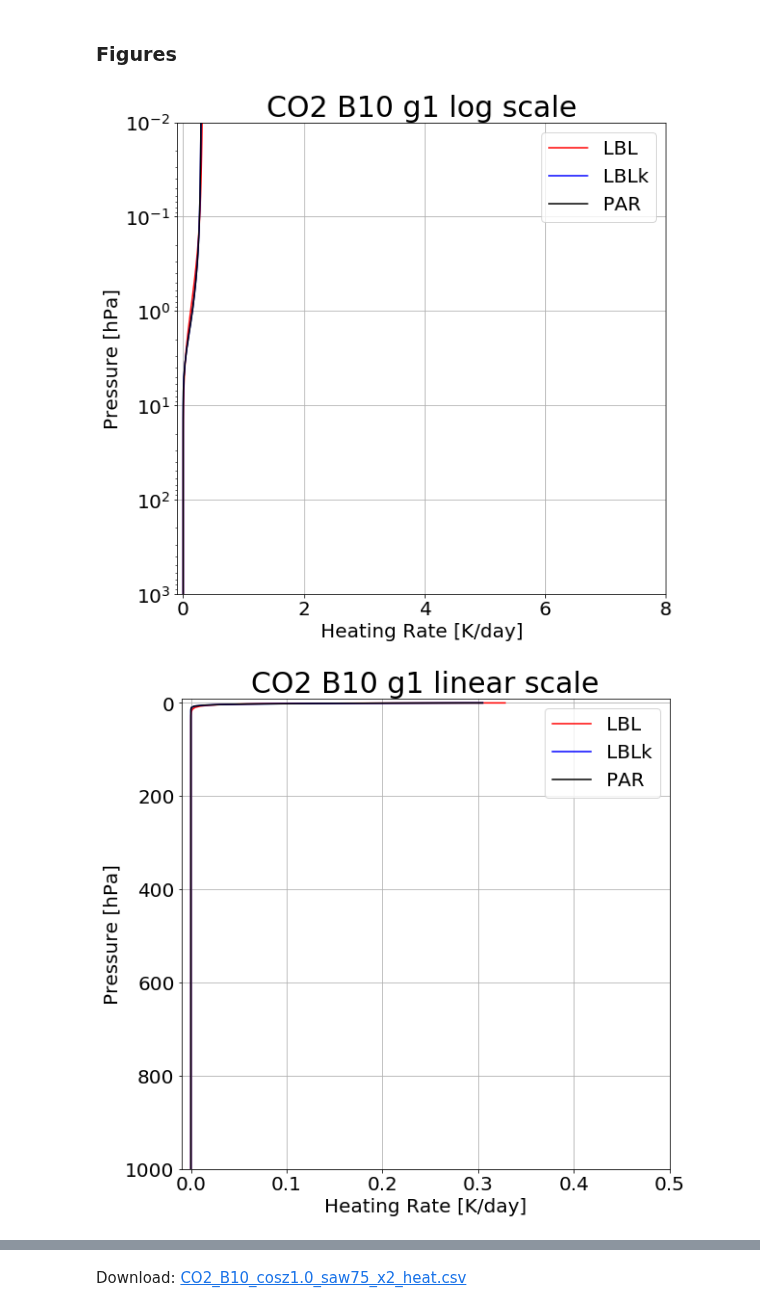
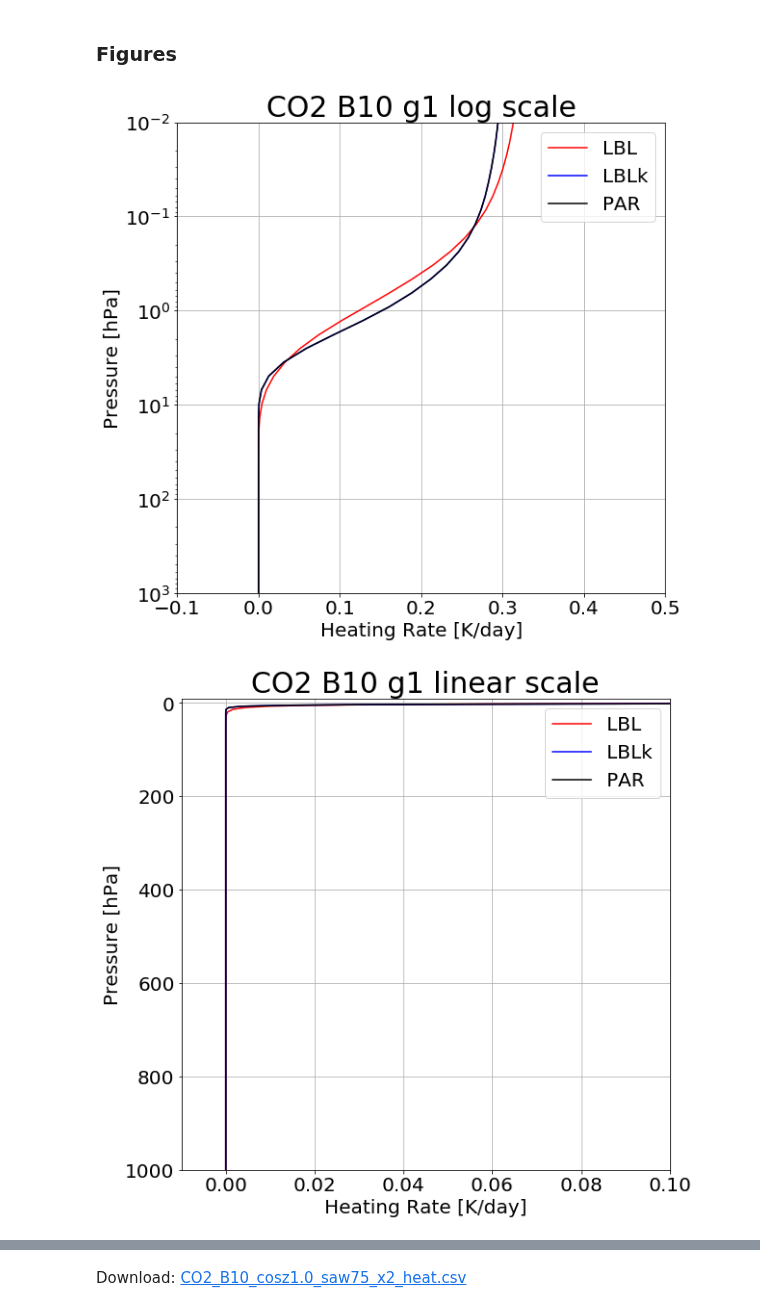
Before and after one commit to kimbuyo/Radiation_SW, a Jupyter notebook: Param/CO2/B10/190213_Result/CO2x2/CO2_B10_cosz1.0_saw75_x2_result.ipynb, the cells around one changed output, grey strips where cells are left out. Drawn from its saved outputs; the diff is of its cells as text; code cells hidden in the pictures.

```diff
--- a/Param/CO2/B10/190213_Result/CO2x2/CO2_B10_cosz1.0_saw75_x2_result.ipynb
+++ b/Param/CO2/B10/190213_Result/CO2x2/CO2_B10_cosz1.0_saw75_x2_result.ipynb
@@ -71,31 +71,31 @@ Download: CO2_B10_cosz1.0_saw75_x2_flux.csv
 # %%
 htr = pd.read_table(path+'new_ng6_all.htr',header=None,sep="\s+",keep_default_na=False,
                     names=['hPa','LBL_g1','LBLk_g1','PAR_g1','LBL_g2','LBLk_g2','PAR_g2','LBL_g3','LBLk_g3','PAR_g3',
                           'LBL_g4','LBLk_g4','PAR_g4','LBL_g5','LBLk_g5','PAR_g5','LBL_g6','LBLk_g6','PAR_g6',
                           'LBL_tot','LBLk_tot','PAR_tot','LBLk - LBL','PAR - LBL'])
 
 params = {'figure.figsize': (20,9),'legend.fontsize': 20,'axes.labelsize': 20,'axes.titlesize': 30,'xtick.labelsize': 20,'ytick.labelsize': 20}
 plt.rcParams.update(params)
 
-max1 = 8
-max2 = 0.5
+max1 = 0.5
+max2 = 0.1
 
 # log scale
 plt.subplot(1,2,1)
 plt.axis([-0.1,max1,1000,0.01])
 plt.grid()
 plt.title('CO2 B10 g1 log scale')
 plt.ylabel('Pressure [hPa]')
 plt.xlabel('Heating Rate [K/day]')
 plt.yscale('log')
 plt.plot(htr['LBL_g1'],htr['hPa'],label='LBL',color='red')
 plt.plot(htr['LBLk_g1'],htr['hPa'],label='LBLk',color='blue')
 plt.plot(htr['PAR_g1'],htr['hPa'],label='PAR',color='black')
 plt.legend()
 
 plt.show()
 # %% [output]
-[figure, old version]
+[figure, new version]
 # %%
 # linear scale
 plt.subplot(1,2,2)
@@ -111,7 +111,7 @@ plt.legend()
 
 plt.show()
 # %% [output]
-[figure, old version]
+[figure, new version]
 # %%
 # log scale
 plt.subplot(1,2,1)
```
Also changed, not shown: parts of 12 cells of this notebook.
